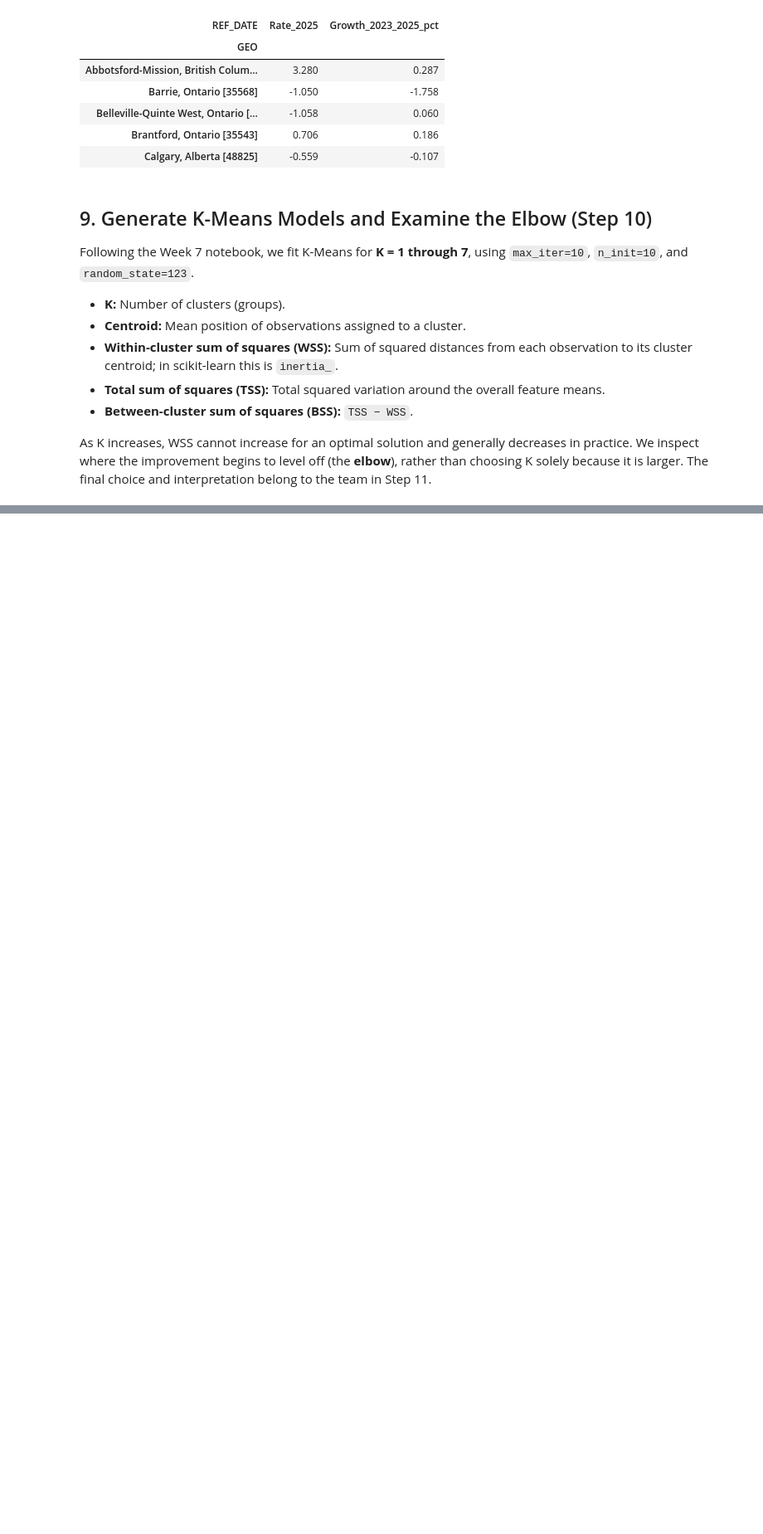
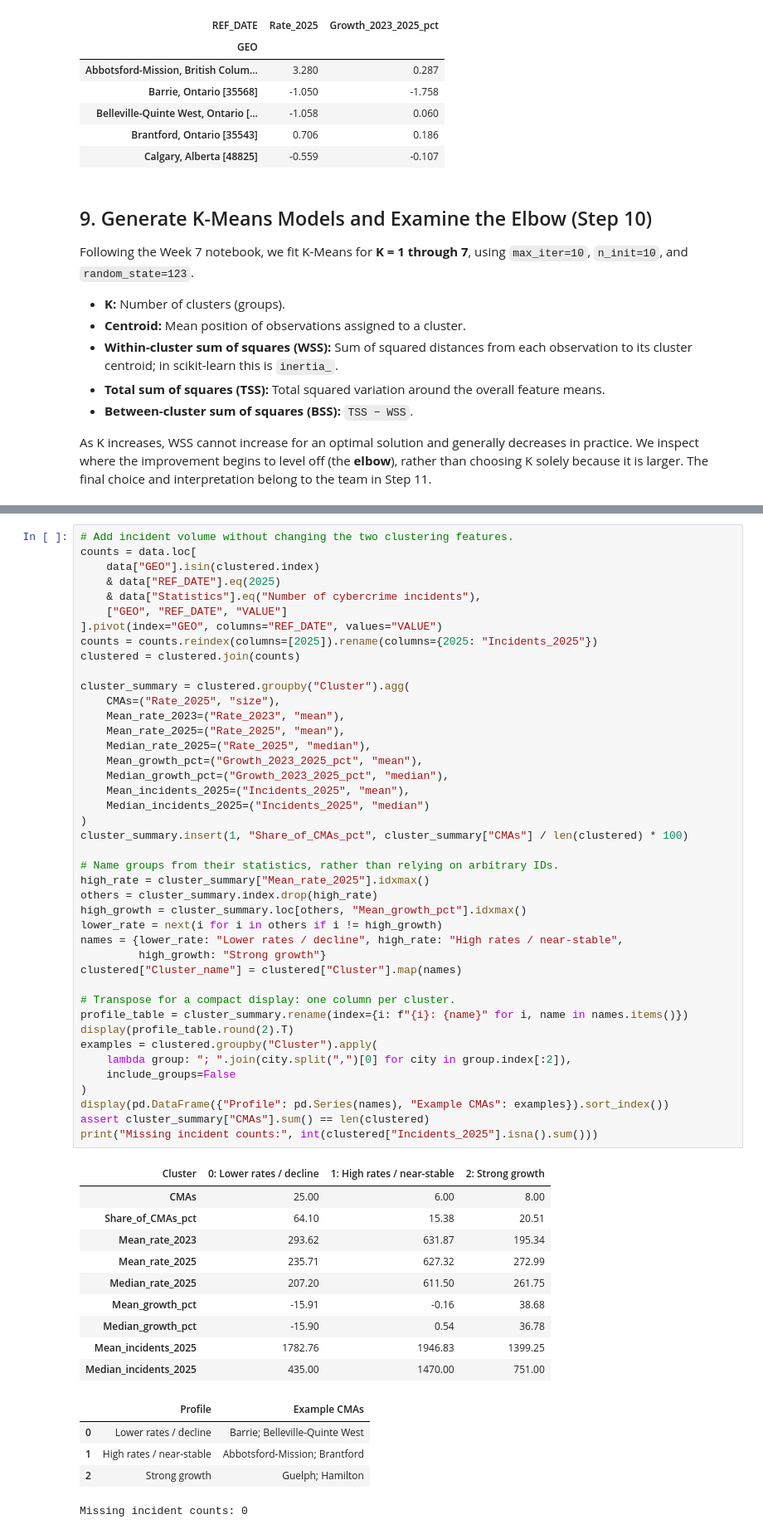
Before and after one commit to tewelde05/K_Means_Clustering, a Jupyter notebook: notebook/PROG8431_Workshop_B_KMeans_Clustering.ipynb, the cells around one changed output, grey strips where cells are left out. Shown at 83% size. Cells and saved outputs as stored; diff of their text form; blank space fills up the shorter version.

```diff
--- a/notebook/PROG8431_Workshop_B_KMeans_Clustering.ipynb
+++ b/notebook/PROG8431_Workshop_B_KMeans_Clustering.ipynb
@@ -330,0 +374,58 @@ TSS=76.000; WSS=8.246; BSS=67.754
+# %%
+# Add incident volume without changing the two clustering features.
+counts = data.loc[
+    data["GEO"].isin(clustered.index)
+    & data["REF_DATE"].eq(2025)
+    & data["Statistics"].eq("Number of cybercrime incidents"),
+    ["GEO", "REF_DATE", "VALUE"]
+].pivot(index="GEO", columns="REF_DATE", values="VALUE")
+counts = counts.reindex(columns=[2025]).rename(columns={2025: "Incidents_2025"})
+clustered = clustered.join(counts)
+
+cluster_summary = clustered.groupby("Cluster").agg(
+    CMAs=("Rate_2025", "size"),
+    Mean_rate_2023=("Rate_2023", "mean"),
+    Mean_rate_2025=("Rate_2025", "mean"),
+    Median_rate_2025=("Rate_2025", "median"),
+    Mean_growth_pct=("Growth_2023_2025_pct", "mean"),
+    Median_growth_pct=("Growth_2023_2025_pct", "median"),
+    Mean_incidents_2025=("Incidents_2025", "mean"),
+    Median_incidents_2025=("Incidents_2025", "median")
+)
+cluster_summary.insert(1, "Share_of_CMAs_pct", cluster_summary["CMAs"] / len(clustered) * 100)
+
+# Name groups from their statistics, rather than relying on arbitrary IDs.
+high_rate = cluster_summary["Mean_rate_2025"].idxmax()
+others = cluster_summary.index.drop(high_rate)
+high_growth = cluster_summary.loc[others, "Mean_growth_pct"].idxmax()
+lower_rate = next(i for i in others if i != high_growth)
+names = {lower_rate: "Lower rates / decline", high_rate: "High rates / near-stable",
+         high_growth: "Strong growth"}
+clustered["Cluster_name"] = clustered["Cluster"].map(names)
+
+# Transpose for a compact display: one column per cluster.
+profile_table = cluster_summary.rename(index={i: f"{i}: {name}" for i, name in names.items()})
+display(profile_table.round(2).T)
+examples = clustered.groupby("Cluster").apply(
+    lambda group: "; ".join(city.split(",")[0] for city in group.index[:2]),
+    include_groups=False
+)
+display(pd.DataFrame({"Profile": pd.Series(names), "Example CMAs": examples}).sort_index())
+assert cluster_summary["CMAs"].sum() == len(clustered)
+print("Missing incident counts:", int(clustered["Incidents_2025"].isna().sum()))
+# %% [output]
+| Cluster | 0: Lower rates / decline | 1: High rates / near-stable | 2: Strong growth |
+| CMAs | 25.00 | 6.00 | 8.00 |
+| Share_of_CMAs_pct | 64.10 | 15.38 | 20.51 |
+| Mean_rate_2023 | 293.62 | 631.87 | 195.34 |
+| Mean_rate_2025 | 235.71 | 627.32 | 272.99 |
+| Median_rate_2025 | 207.20 | 611.50 | 261.75 |
+| Mean_growth_pct | -15.91 | -0.16 | 38.68 |
+| Median_growth_pct | -15.90 | 0.54 | 36.78 |
+| Mean_incidents_2025 | 1782.76 | 1946.83 | 1399.25 |
+| Median_incidents_2025 | 435.00 | 1470.00 | 751.00 |
+|  | Profile | Example CMAs |
+| 0 | Lower rates / decline | Barrie; Belleville-Quinte West |
+| 1 | High rates / near-stable | Abbotsford-Mission; Brantford |
+| 2 | Strong growth | Guelph; Hamilton |
+Missing incident counts: 0
```
Also changed, not shown: parts of 7 cells of this notebook, 2 other files.
